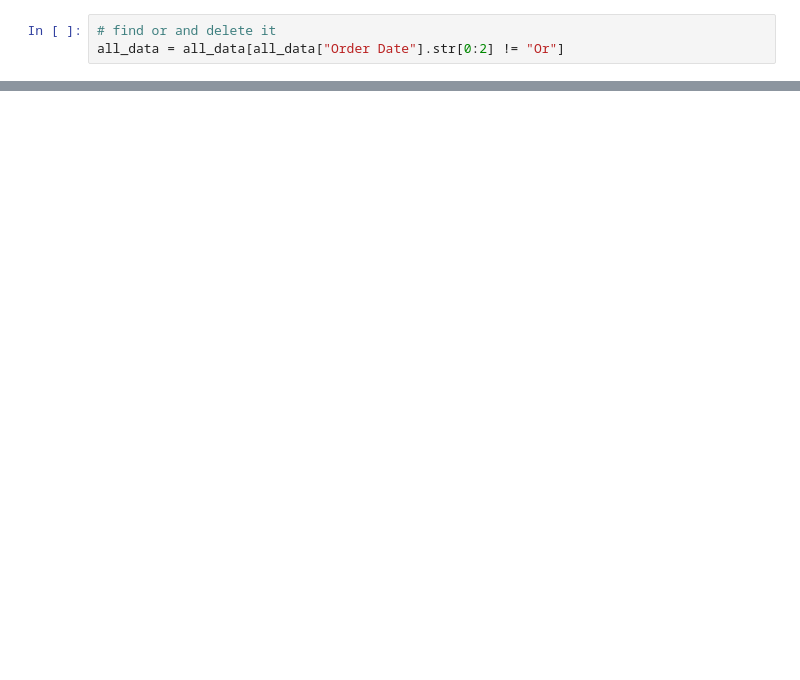
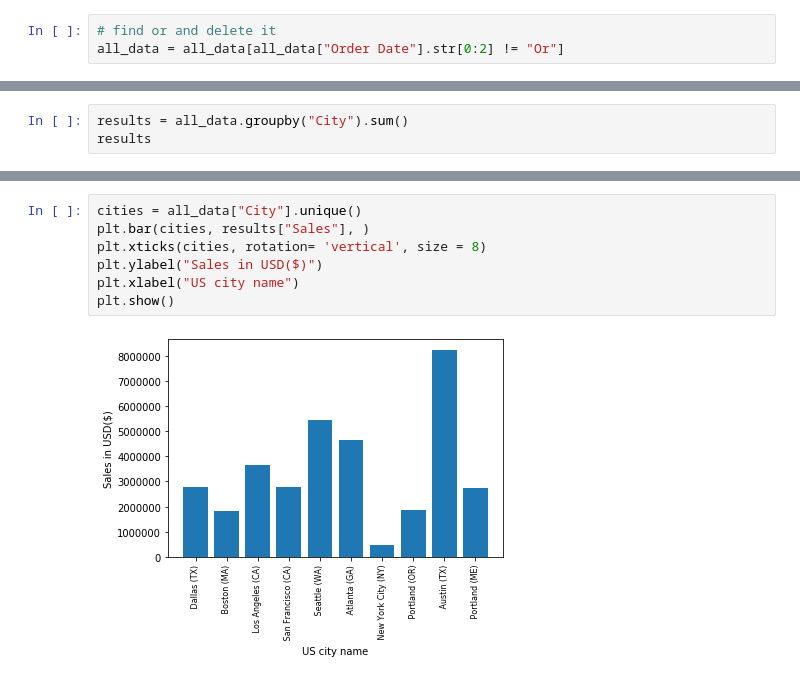
Before and after one commit to SandeepTukkunor/Machine_Lerarning_projects, a Jupyter notebook: Sales Analysis with pandas/Sales_analysis.ipynb, the cells around one changed output, grey strips where cells are left out. Cells and saved outputs as stored; diff of their text form; blank space fills up the shorter version.

```diff
--- a/Sales Analysis with pandas/Sales_analysis.ipynb
+++ b/Sales Analysis with pandas/Sales_analysis.ipynb
@@ -99,0 +155,3 @@ all_data.head()
+# %%
+results = all_data.groupby("City").sum()
+results
@@ -99,0 +171,9 @@ all_data.head()
+# %%
+cities = all_data["City"].unique()
+plt.bar(cities, results["Sales"], )
+plt.xticks(cities, rotation= 'vertical', size = 8)
+plt.ylabel("Sales in USD($)")
+plt.xlabel("US city name")
+plt.show()
+# %% [output]
+[figure, added]
```
Also changed, not shown: parts of 15 cells of this notebook.
